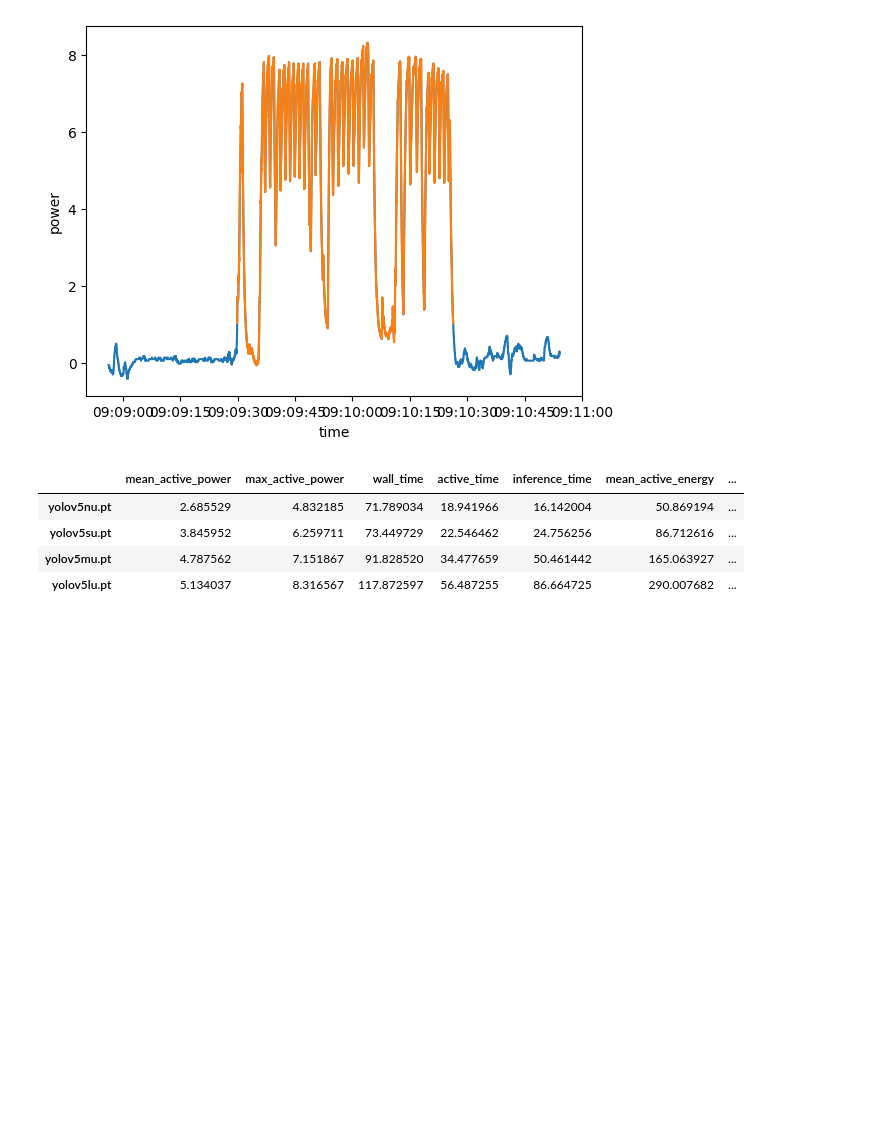
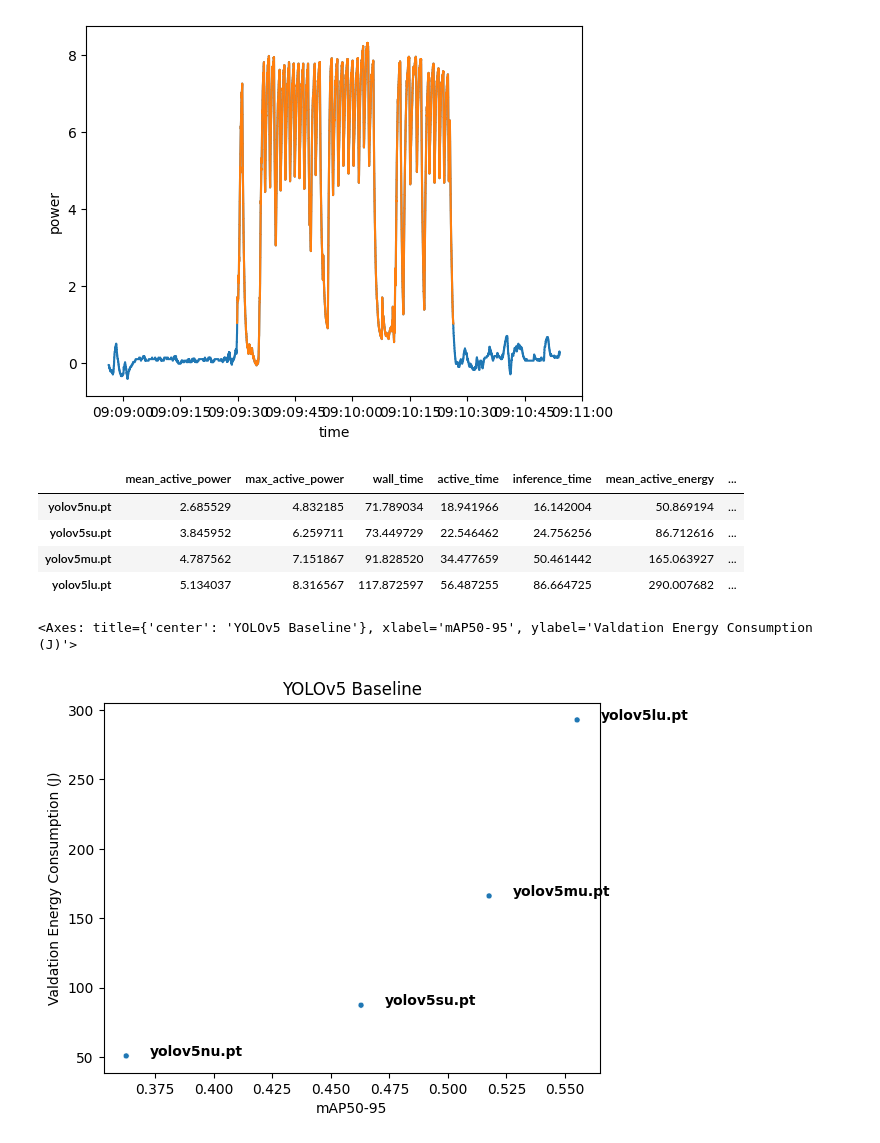
Before and after one commit to fuzzylabs/edge-vision-power-estimation, a Jupyter notebook: jetson/power_logging/explore_raw_data.ipynb, the cells around one changed output. Cells and saved outputs as stored; diff of their text form; code cells hidden in the pictures; blank space fills up the shorter version.

Commit message:
Add summary plot

```diff
--- a/jetson/power_logging/explore_raw_data.ipynb
+++ b/jetson/power_logging/explore_raw_data.ipynb
@@ -98,5 +98,26 @@ measurements_df
 | yolov5su.pt | 3.845952 | 6.259711 | 73.449729 | 22.546462 | 24.756256 | 86.712616 | ... |
 | yolov5mu.pt | 4.787562 | 7.151867 | 91.828520 | 34.477659 | 50.461442 | 165.063927 | ... |
 | yolov5lu.pt | 5.134037 | 8.316567 | 117.872597 | 56.487255 | 86.664725 | 290.007682 | ... |
+# %%
+def scatter_text(x, y, text_column, data, title, xlabel, ylabel):
+    """Scatter plot with country codes on the x y coordinates
+       Based on this answer: https://stackoverflow.com/a/54789170/2641825"""
+    # Create the scatter plot
+    p1 = sns.scatterplot(x=x, y=y, data=data, size = 8, legend=False)
+    # Add text besides each point
+    for line in range(0,data.shape[0]):
+         p1.text(data[x][line]+0.01, data[y][line],
+                 data[text_column][line], horizontalalignment='left',
+                 size='medium', color='black', weight='semibold')
+    # Set title and axis labels
+    plt.title(title)
+    plt.xlabel(xlabel)
+    plt.ylabel(ylabel)
+    return p1
+
+scatter_text("integrated_energy", "metrics/mAP50-95(B)", "index", data=measurements_df.reset_index(), title="YOLOv5 Baseline", xlabel="Valdation Energy Consumption (J)", ylabel="mAP50-95")
+# %% [output]
+<Axes: title={'center': 'YOLOv5 Baseline'}, xlabel='mAP50-95', ylabel='Valdation Energy Consumption (J)'>
+[figure, added]
 # %%
 measurements_df.to_csv("raw_data/prebuilt_models_measurements.csv")
```
